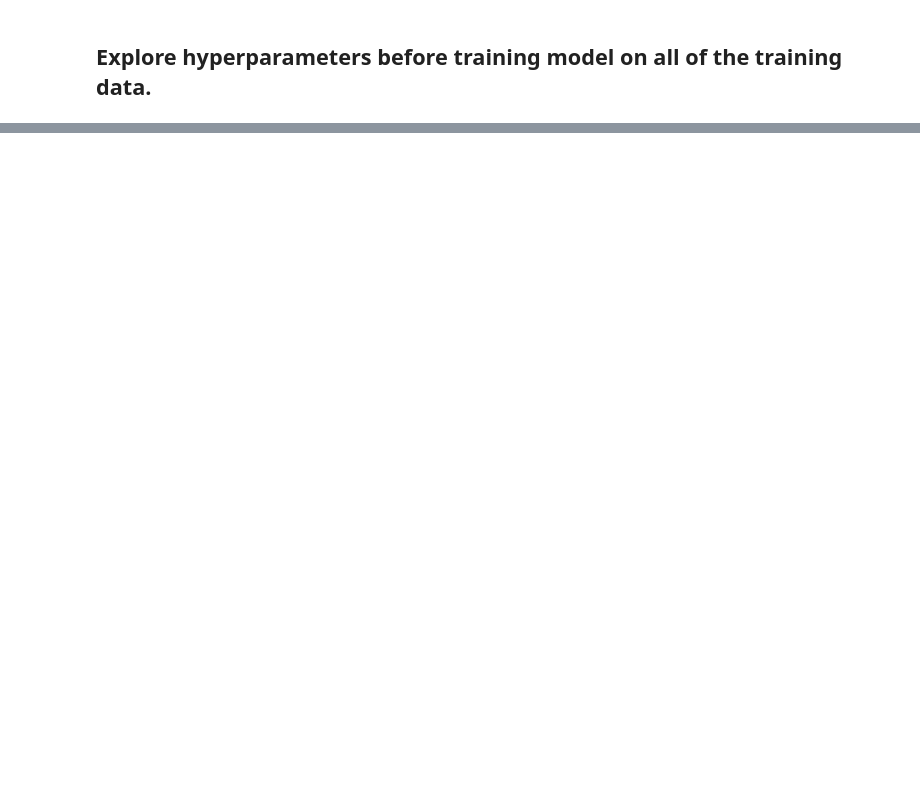
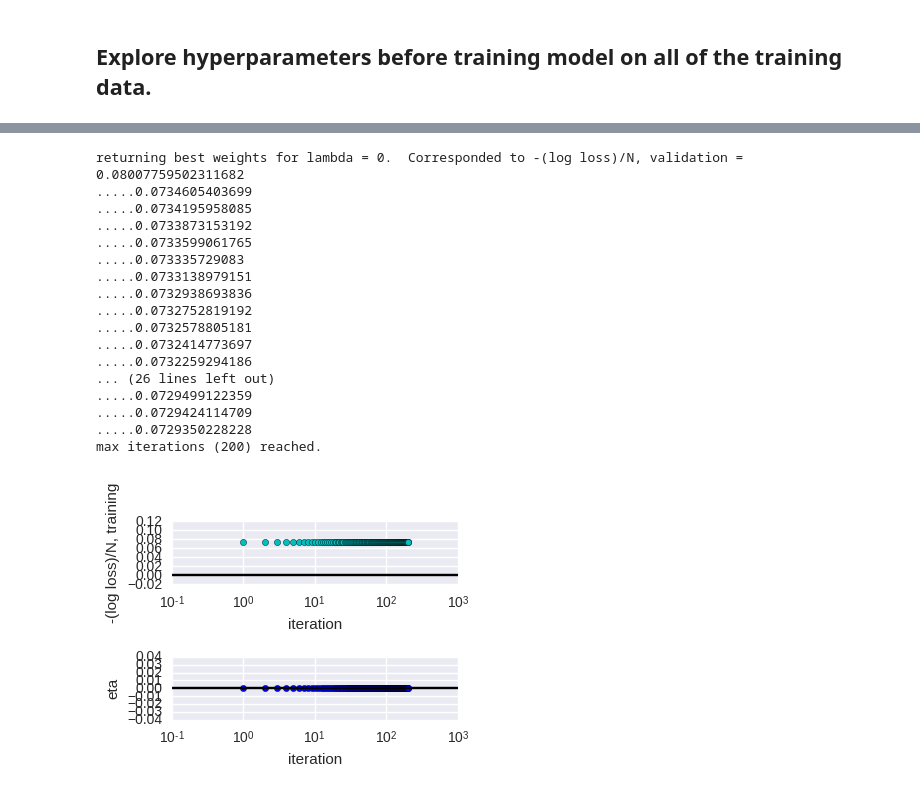
Before and after one commit to JanetMatsen/Machine_Learning_CSE_546, a Jupyter notebook: HW2/notebooks/Q-2-1_Binary_Logistic_Regression.ipynb, the cells around one changed output, grey strips where cells are left out. Cells and saved outputs as stored; diff of their text form; code cells hidden in the pictures; blank space fills up the shorter version.

```diff
--- a/HW2/notebooks/Q-2-1_Binary_Logistic_Regression.ipynb
+++ b/HW2/notebooks/Q-2-1_Binary_Logistic_Regression.ipynb
@@ -84,3 +261,25 @@ hyper_explorer.train_model(lam=0, eta0=eta0, max_iter=10**2, delta_percent=eta0*
+# %%
+eta0=1e-4
+hyper_explorer.train_model(lam=0, eta0=eta0, max_iter=2*10**2, delta_percent=eta0*10, verbose=True)
+# %% [output]
+returning best weights for lambda = 0.  Corresponded to -(log loss)/N, validation = 0.08007759502311682
+.....0.0734605403699
+.....0.0734195958085
+.....0.0733873153192
+.....0.0733599061765
+.....0.073335729083
+.....0.0733138979151
+.....0.0732938693836
+.....0.0732752819192
+.....0.0732578805181
+.....0.0732414773697
+.....0.0732259294186
+... (26 lines left out)
+.....0.0729499122359
+.....0.0729424114709
+.....0.0729350228228
+max iterations (200) reached.
+[figure, added]
 # %%
 eta0=1e-4
 hyper_explorer.train_model(lam=0, eta0=eta0, max_iter=10**2, delta_percent=eta0*10, verbose=True)
```
Also changed, not shown: parts of 138 cells of this notebook, 1 other file.
